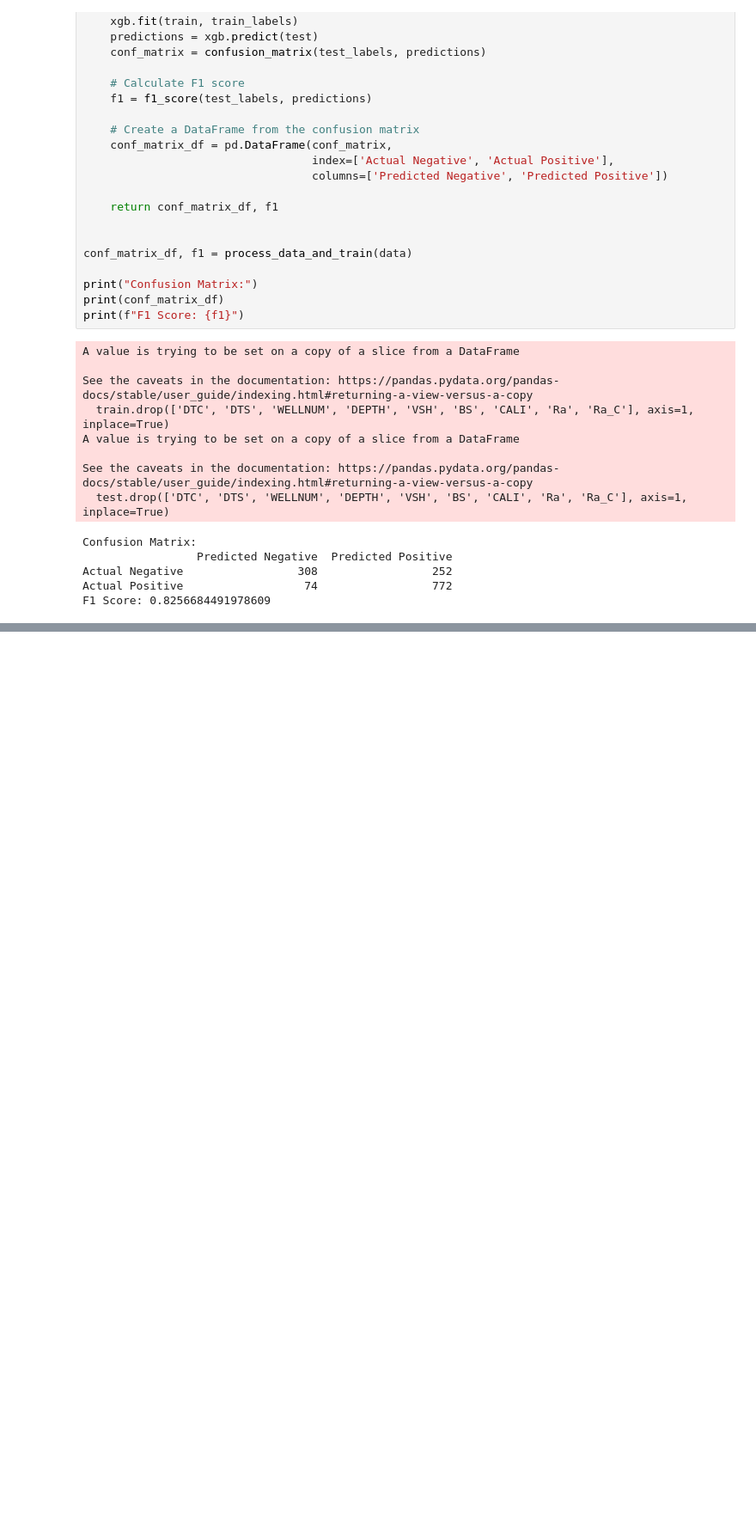
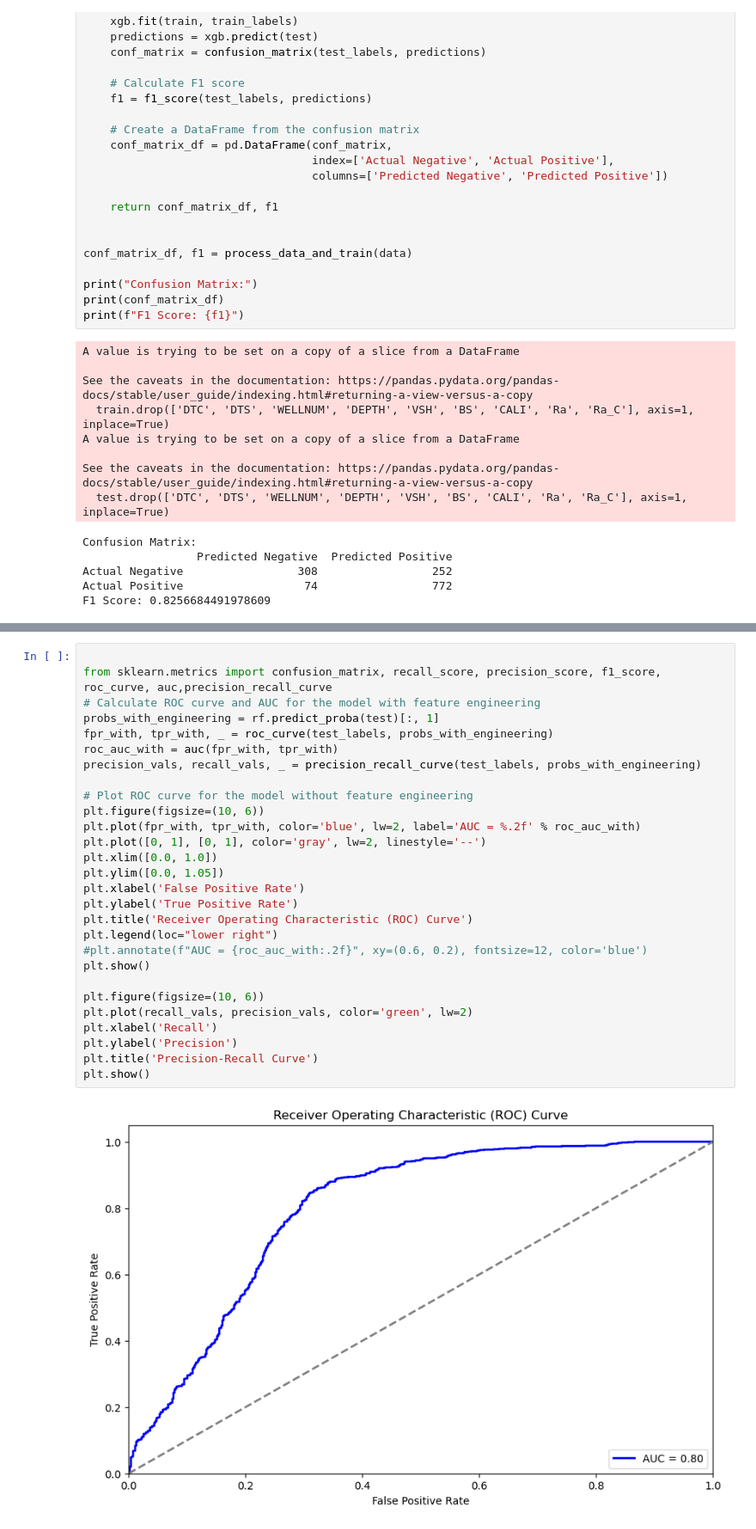
Before and after one commit to Photon12/Machine-Learning, a Jupyter notebook: Class.ipynb, the cells around one changed output, grey strips where cells are left out. Shown: that part at 86% size. Saved outputs shown, nothing was run; the diff lists cells and outputs as text; blank space fills up the shorter version.

```diff
--- a/Class.ipynb
+++ b/Class.ipynb
@@ -817,0 +2344,30 @@ F1 Score: 0.8256684491978609
+# %%
+
+from sklearn.metrics import confusion_matrix, recall_score, precision_score, f1_score, roc_curve, auc,precision_recall_curve
+# Calculate ROC curve and AUC for the model with feature engineering
+probs_with_engineering = rf.predict_proba(test)[:, 1]
+fpr_with, tpr_with, _ = roc_curve(test_labels, probs_with_engineering)
+roc_auc_with = auc(fpr_with, tpr_with)
+precision_vals, recall_vals, _ = precision_recall_curve(test_labels, probs_with_engineering)
+
+# Plot ROC curve for the model without feature engineering
+plt.figure(figsize=(10, 6))
+plt.plot(fpr_with, tpr_with, color='blue', lw=2, label='AUC = %.2f' % roc_auc_with)
+plt.plot([0, 1], [0, 1], color='gray', lw=2, linestyle='--')
+plt.xlim([0.0, 1.0])
+plt.ylim([0.0, 1.05])
+plt.xlabel('False Positive Rate')
+plt.ylabel('True Positive Rate')
+plt.title('Receiver Operating Characteristic (ROC) Curve')
+plt.legend(loc="lower right")
+#plt.annotate(f"AUC = {roc_auc_with:.2f}", xy=(0.6, 0.2), fontsize=12, color='blue')
+plt.show()
+
+plt.figure(figsize=(10, 6))
+plt.plot(recall_vals, precision_vals, color='green', lw=2)
+plt.xlabel('Recall')
+plt.ylabel('Precision')
+plt.title('Precision-Recall Curve')
+plt.show()
+# %% [output]
+[figure, added]
```
Also changed, not shown: parts of 56 cells of this notebook.
